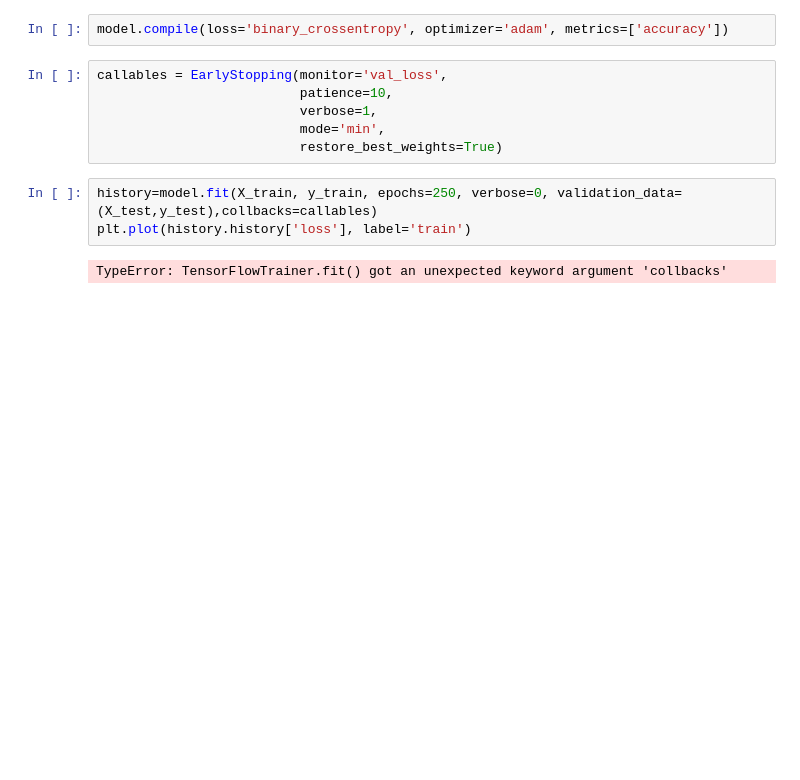
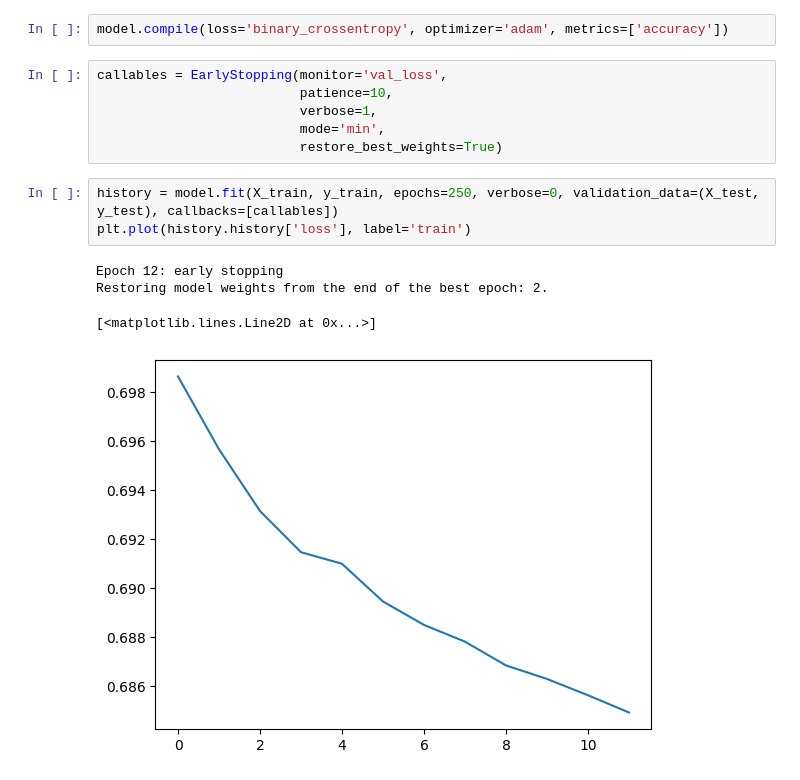
Before and after one commit to SandeepMuhal88/Deep_Learning_Concept, a Jupyter notebook: Performance_improve_Neural_Network/Early_Stoping.ipynb, the cells around one changed output. Saved outputs shown, nothing was run; the diff lists cells and outputs as text; blank space fills up the shorter version.

```diff
--- a/Performance_improve_Neural_Network/Early_Stoping.ipynb
+++ b/Performance_improve_Neural_Network/Early_Stoping.ipynb
@@ -76,7 +76,10 @@ callables = EarlyStopping(monitor='val_loss',
                           mode='min',
                           restore_best_weights=True)
 # %%
-history=model.fit(X_train, y_train, epochs=250, verbose=0, validation_data=(X_test,y_test),collbacks=callables)
+history = model.fit(X_train, y_train, epochs=250, verbose=0, validation_data=(X_test, y_test), callbacks=[callables])
 plt.plot(history.history['loss'], label='train')
 # %% [output]
-TypeError: TensorFlowTrainer.fit() got an unexpected keyword argument 'collbacks'
+Epoch 12: early stopping
+Restoring model weights from the end of the best epoch: 2.
+[<matplotlib.lines.Line2D at 0x...>]
+[figure, added]
```
Also changed, not shown: 2 other files.
